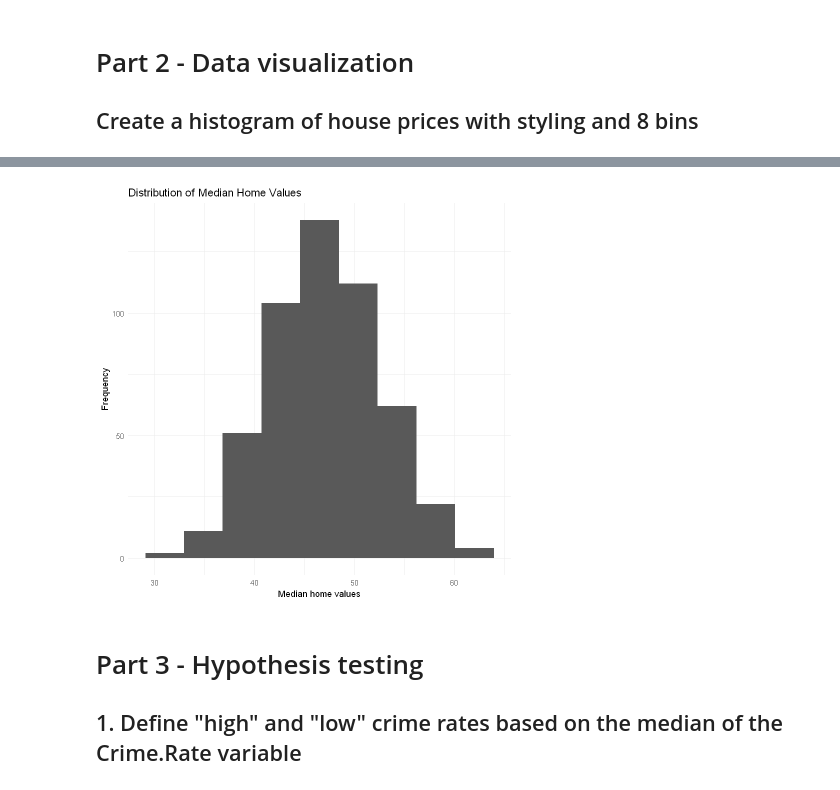
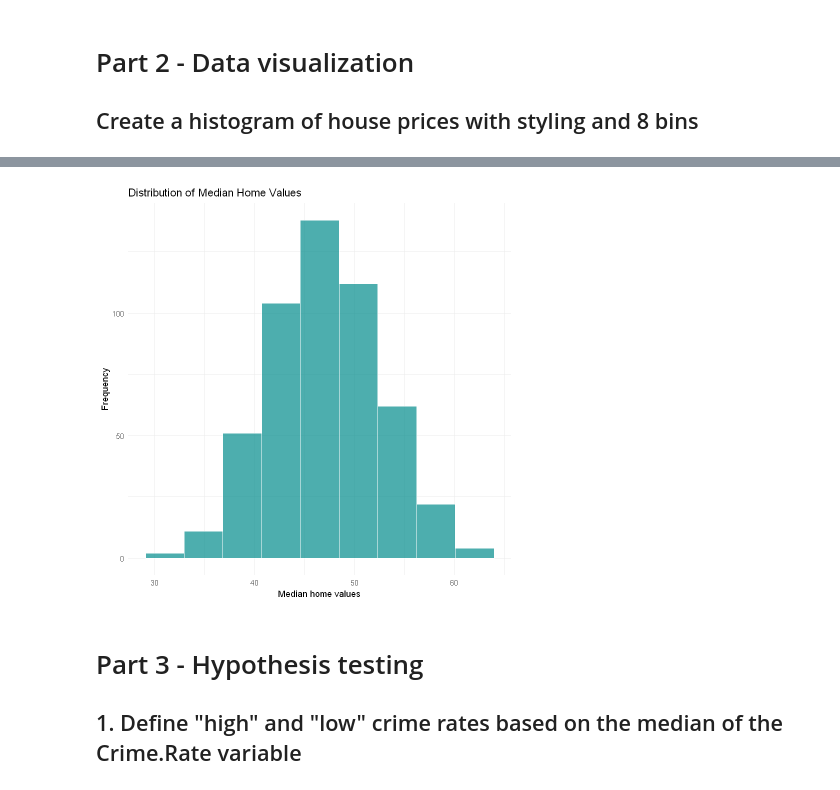
Before and after one commit to Rahifhiba/Housing-Market, a Jupyter notebook: housing.ipynb, the cells around one changed output, grey strips where cells are left out. Drawn from its saved outputs; the diff is of its cells as text; code cells hidden in the pictures.

```diff
--- a/housing.ipynb
+++ b/housing.ipynb
@@ -186,7 +221,7 @@ Median.Home.Value: 0
 ## Create a histogram of house prices with styling and 8 bins
 # %%
 ggplot(data_cleaned, aes(x = Median.Home.Value)) +
-    geom_histogram(bins= 9, Fill = "darkcyan",Color = "white",Alpha = 0.7  ) +
+    geom_histogram(bins= 9, fill = "darkcyan",color = "white", alpha = 0.7  ) +
     labs(title = "Distribution of Median Home Values", x= "Median home values", y= "Frequency") +
     theme_minimal()
 # %% [output]
@@ -195,4 +228,4 @@ Warning message in geom_histogram(bins = 9, Fill = "darkcyan", Color = "white",
-[figure, old version]
+[figure, new version]
 # %% [markdown]
 # Part 3 - Hypothesis testing
 ## 1. Define "high" and "low" crime rates based on the median of the Crime.Rate variable
```
Also changed, not shown: parts of 7 cells of this notebook, 2 other files.
